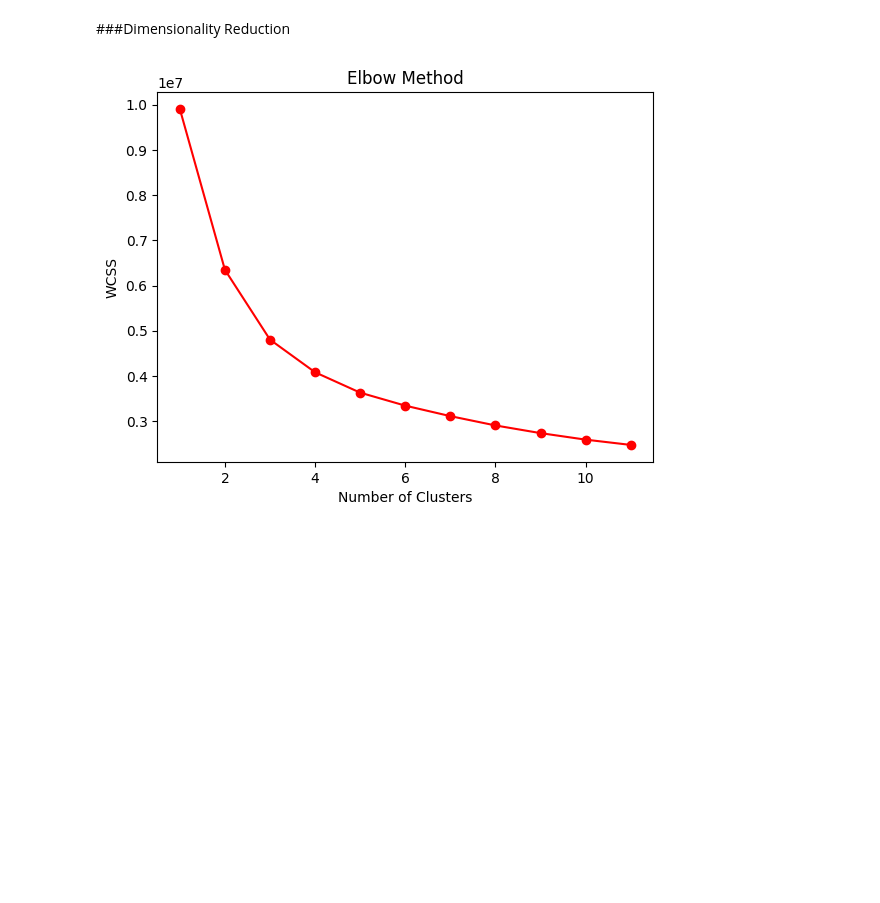
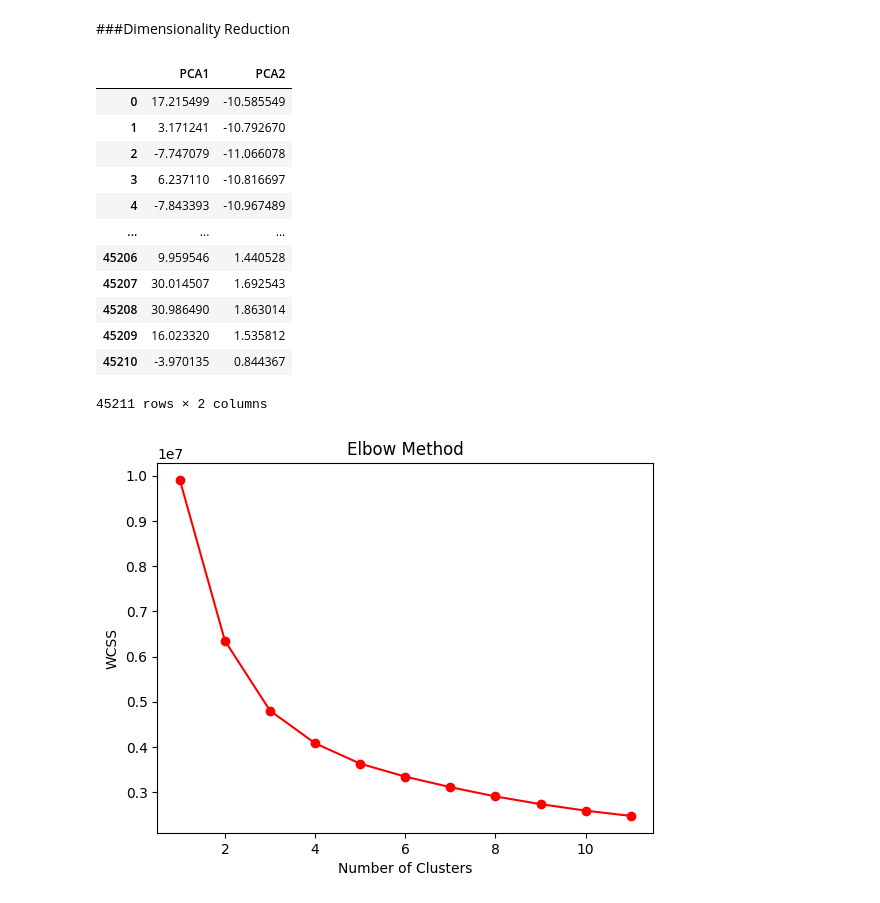
Before and after one commit to kayodeolusanya/Nexus-Bank-Customer-Segmentation-Project, a Jupyter notebook: Nexus_Bank_Customer_Segmentation_Project.ipynb, the cells around one changed output. Saved outputs shown, nothing was run; the diff lists cells and outputs as text; code cells hidden in the pictures; blank space fills up the shorter version.

```diff
--- a/Nexus_Bank_Customer_Segmentation_Project.ipynb
+++ b/Nexus_Bank_Customer_Segmentation_Project.ipynb
@@ -357,6 +357,26 @@ ml_df
 45211 rows × 16 columns
 # %% [markdown]
 ###Dimensionality Reduction
+# %%
+from sklearn.decomposition import PCA
+pca = PCA(n_components=2)
+principal_components = pca.fit_transform(ml_df)
+pca_df = pd.DataFrame(data=principal_components, columns=['PCA1','PCA2'])
+pca_df
+# %% [output]
+|  | PCA1 | PCA2 |
+| 0 | 17.215499 | -10.585549 |
+| 1 | 3.171241 | -10.792670 |
+| 2 | -7.747079 | -11.066078 |
+| 3 | 6.237110 | -10.816697 |
+| 4 | -7.843393 | -10.967489 |
+| ... | ... | ... |
+| 45206 | 9.959546 | 1.440528 |
+| 45207 | 30.014507 | 1.692543 |
+| 45208 | 30.986490 | 1.863014 |
+| 45209 | 16.023320 | 1.535812 |
+| 45210 | -3.970135 | 0.844367 |
+45211 rows × 2 columns
 # %%
 # Determining the numbers of clusters using the Elbow Method
 wcss = []
```
Also changed, not shown: parts of 13 cells of this notebook.
